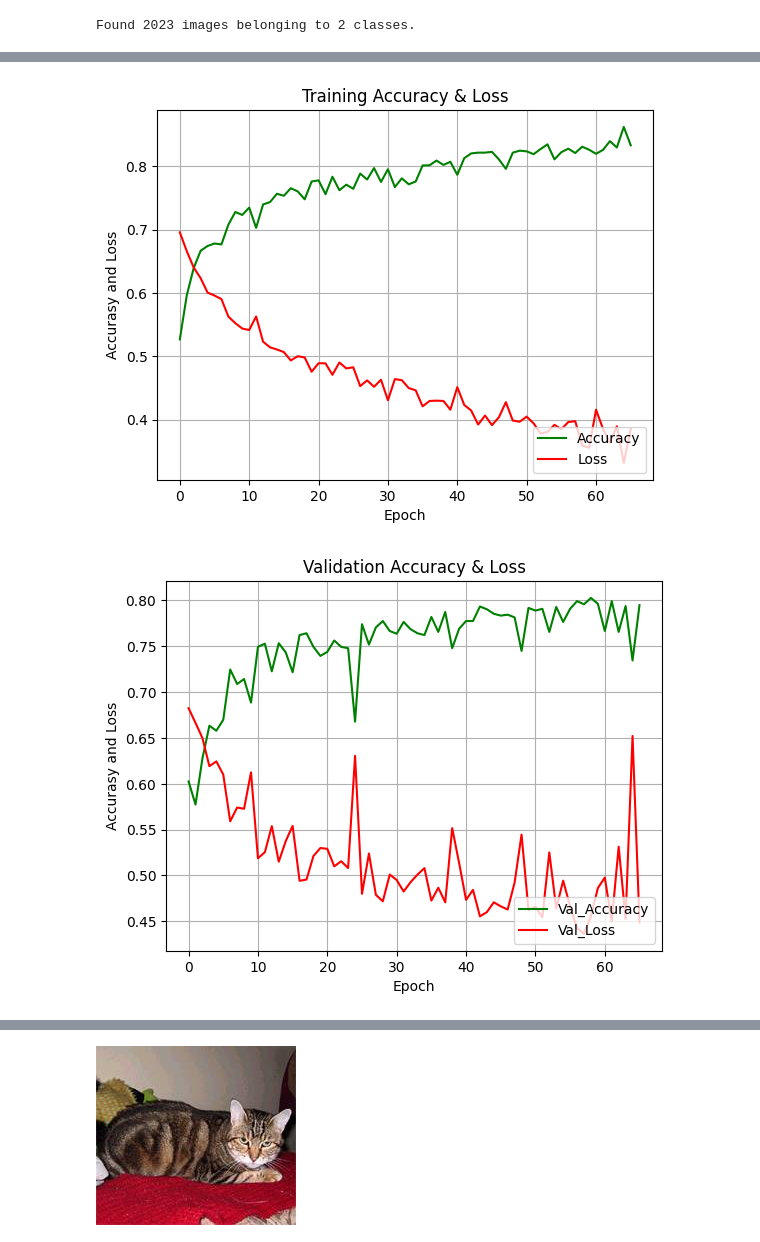
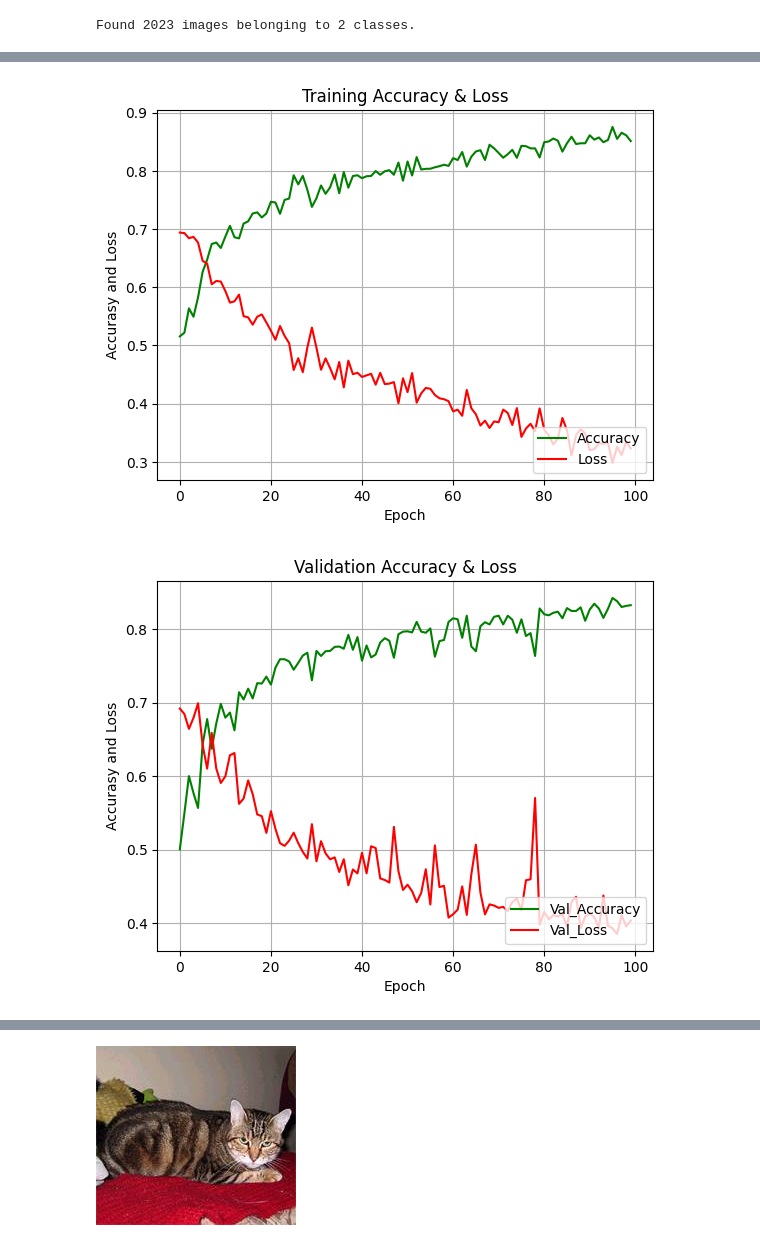
Before and after one commit to Allexeey/Cat_and_dog, a Jupyter notebook: cat_and_dog.ipynb, the cells around one changed output, grey strips where cells are left out. Drawn from its saved outputs; the diff is of its cells as text; code cells hidden in the pictures.

```diff
--- a/cat_and_dog.ipynb
+++ b/cat_and_dog.ipynb
@@ -46,11 +46,16 @@ model.add(MaxPool2D(pool_size=2, strides=2))
 #Adding 2nd Convolutional layer
 model.add(Conv2D(filters = 64, kernel_size = 3, activation = 'relu'))
 model.add(MaxPool2D(pool_size = 2, strides = 2))
-#STEP 3: FLATTENING
+#Adding 3nd Convolutional layer
+model.add(Conv2D(filters = 64, kernel_size = 3, activation = 'relu'))
+model.add(MaxPool2D(pool_size = 2, strides = 2))
+#STEP 4: FLATTENING
 model.add(Flatten())
-#STEP 4: FULL CONNECTION
+#STEP 5: FULL CONNECTION
 model.add(Dense(units=128, activation='relu'))
-#STEP 5: OUTPUT LAYER
+#STEP 6: FULL CONNECTION
+model.add(Dense(units=16, activation='relu'))
+#STEP 7: OUTPUT LAYER
 model.add(Dense(units=1, activation='sigmoid'))
 # %%
 # Summary the Model
@@ -78,7 +83,7 @@ _________________________________________________________________
 model.compile(optimizer='adam', loss='binary_crossentropy', metrics=['accuracy'])
 # %%
 #Training the CNN on the Training set and evaluating it on the Test set
-trainHistory = model.fit(x = training_set, validation_data = test_set, epochs = 66,steps_per_epoch=50)
+trainHistory = model.fit(x = training_set, validation_data = test_set, epochs = 100, steps_per_epoch=50)
 plt.title('Training & Validation Accuracy')
 plt.plot(trainHistory.history['accuracy'], 'green',label='Accuracy')
 plt.plot(trainHistory.history['val_accuracy'], 'orange',label='Val_Accuracy')
@@ -123,5 +128,5 @@ plt.legend(loc='lower right')
 plt.grid()
 plt.show()
 
-model.save("cat_and_dog.h5")
+model.save("cat_and_dog1.h5")
 # %% [output]
@@ -157,3 +162,3 @@ Test accuracy: 0.7948591113090515
-[figure, old version]
+[figure, new version]
-[figure, old version]
+[figure, new version]
 # %%
```
Also changed, not shown: parts of 11 cells of this notebook, 5 other files.
